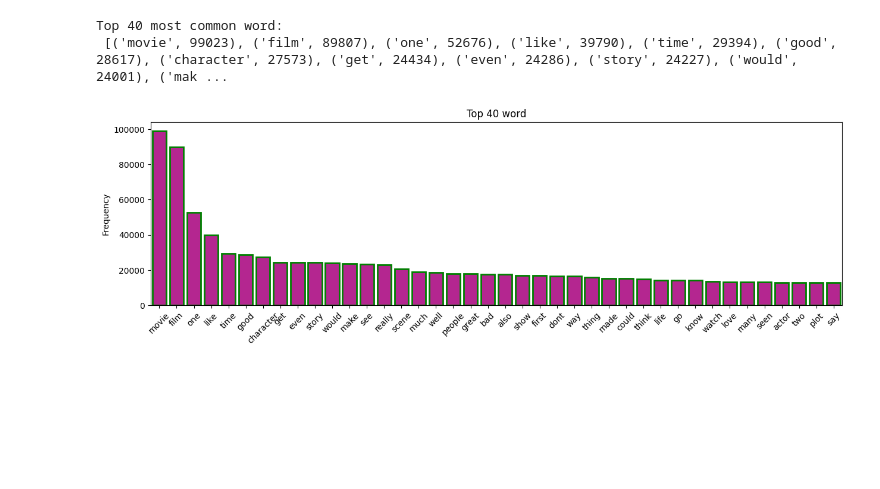
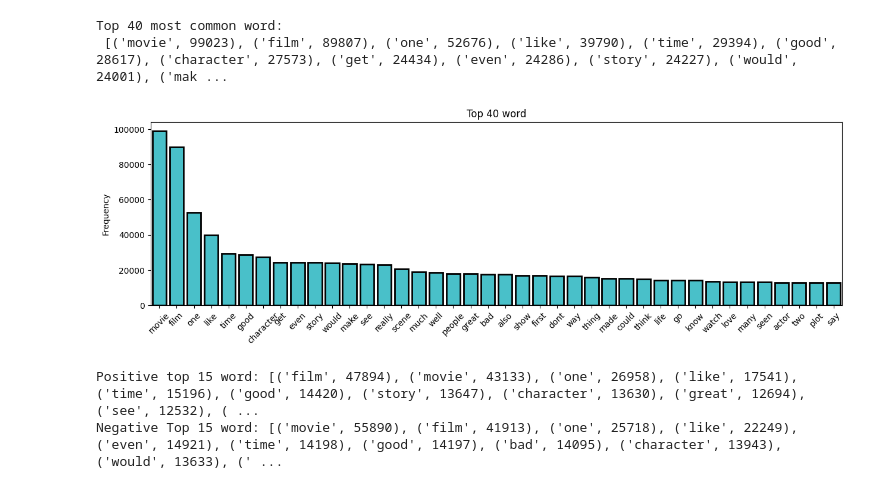
Before and after one commit to Md-Maruf-1727/movie-review-sentiment-analysis, a Jupyter notebook: Notebook/03_eda-visualization.ipynb, the cells around one changed output. Cells and saved outputs as stored; diff of their text form; code cells hidden in the pictures; blank space fills up the shorter version.

```diff
--- a/Notebook/03_eda-visualization.ipynb
+++ b/Notebook/03_eda-visualization.ipynb
@@ -91,16 +91,16 @@ Top 40 most common word:
 # %%
 words, count = zip(*most_common_word)
 plt.figure(figsize=(15,4))
 sns.barplot(
     x=words,
     y=count,
-    color="#CC0E9C",
-    edgecolor='green',
+    color="#33D3DF",
+    edgecolor='black',
     linewidth=2
 )
 plt.title("Top 40 word")
 plt.ylabel('Frequency')
 plt.xticks(rotation=45)
 plt.show()
 # %% [output]
-[figure, old version]
+[figure, new version]
@@ -106,0 +113,6 @@ plt.show()
+# %%
+print(f'Positive top 15 word: {pos_count}')
+print(f'Negative Top 15 word: {neg_count}')
+# %% [output]
+Positive top 15 word: [('film', 47894), ('movie', 43133), ('one', 26958), ('like', 17541), ('time', 15196), ('good', 14420), ('story', 13647), ('character', 13630), ('great', 12694), ('see', 12532), ( ...
+Negative Top 15 word: [('movie', 55890), ('film', 41913), ('one', 25718), ('like', 22249), ('even', 14921), ('time', 14198), ('good', 14197), ('bad', 14095), ('character', 13943), ('would', 13633), (' ...
```
Also changed, not shown: parts of 4 cells of this notebook.
